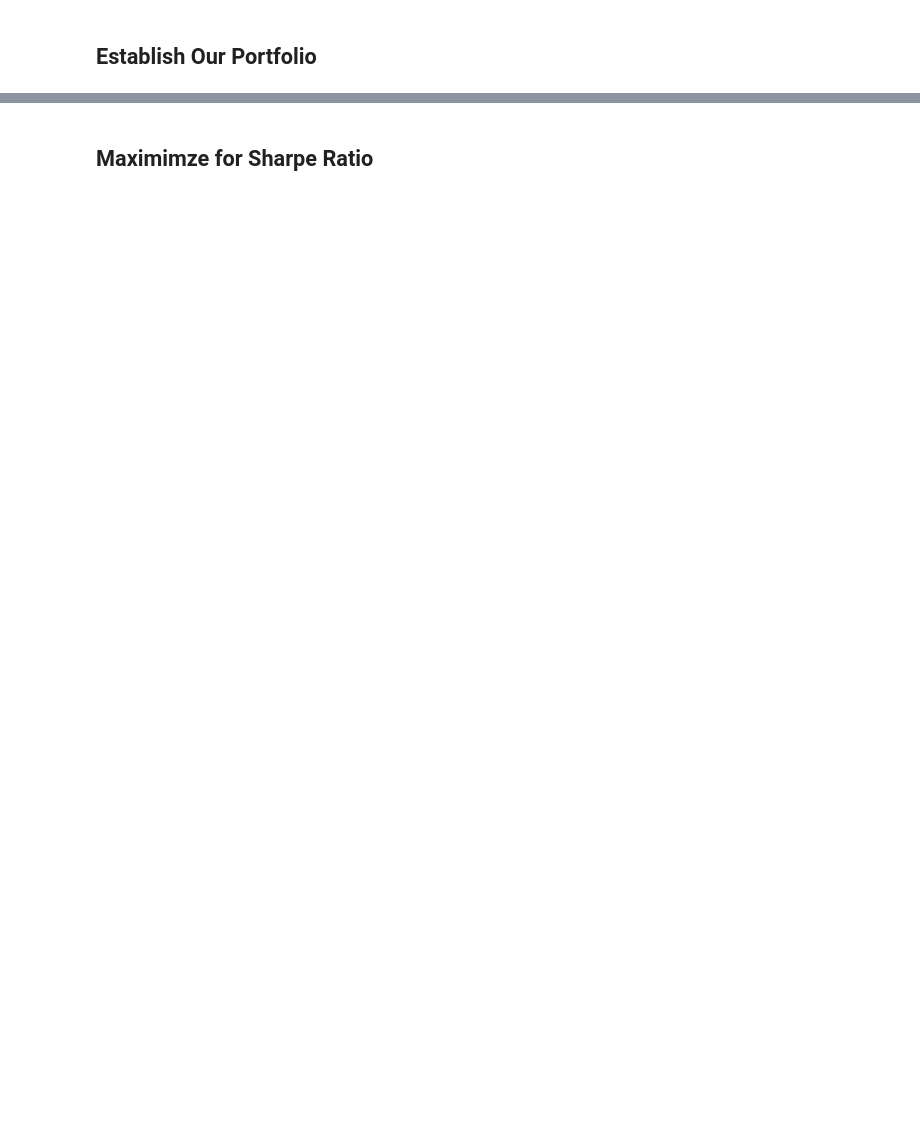
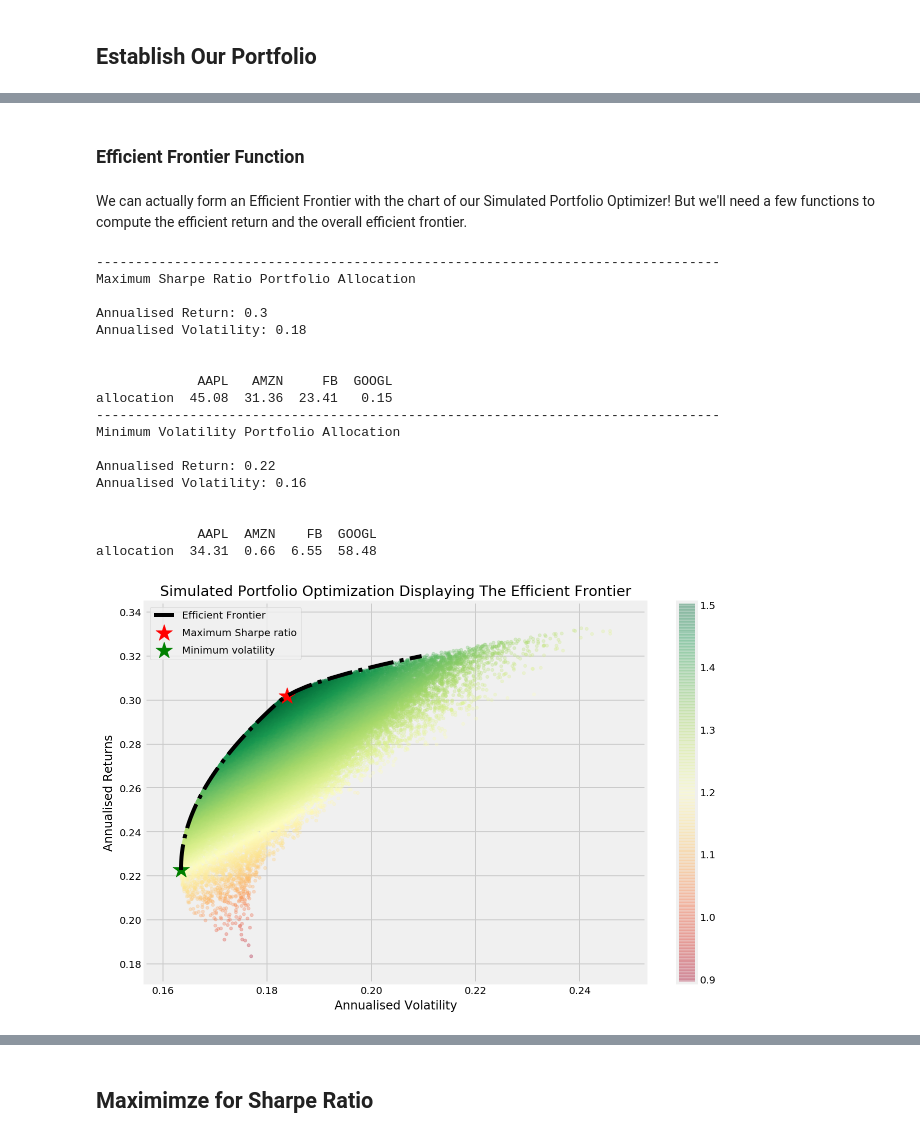
Before and after one commit to AashinShazar/TradingML, a Jupyter notebook: PortfolioOptimizer/PortfolioOptimizer .ipynb, the cells around one changed output, grey strips where cells are left out. Drawn from its saved outputs; the diff is of its cells as text; code cells hidden in the pictures; blank space fills up the shorter version.

```diff
--- a/PortfolioOptimizer/PortfolioOptimizer .ipynb
+++ b/PortfolioOptimizer/PortfolioOptimizer .ipynb
@@ -145,0 +209,4 @@ plt.show()
+# %% [markdown]
+### Efficient Frontier Function
+# %% [markdown]
+We can actually form an Efficient Frontier with the chart of our Simulated Portfolio Optimizer! But we'll need a few functions to compute the efficient return and the overall efficient frontier.
@@ -145,0 +236,64 @@ plt.show()
+# %%
+def efficientFrontierRandomPortfolio(meanDailyReturns, covMatrix, numPortfolios, riskFreeRate):
+    results, weights = randomizePortfolio(numPortfolios,meanDailyReturns, covMatrix, riskFreeRate)
+
+    max_sharpe_idx = np.argmax(results[2])
+    sdp, rp = results[0,max_sharpe_idx], results[1,max_sharpe_idx]
+    max_sharpe_allocation = pd.DataFrame(weights[max_sharpe_idx],index=table.columns,columns=['allocation'])
+    max_sharpe_allocation.allocation = [round(i*100,2)for i in max_sharpe_allocation.allocation]
+    max_sharpe_allocation = max_sharpe_allocation.T
+
+    min_vol_idx = np.argmin(results[0])
+    sdp_min, rp_min = results[0,min_vol_idx], results[1,min_vol_idx]
+    min_vol_allocation = pd.DataFrame(weights[min_vol_idx],index=table.columns,columns=['allocation'])
+    min_vol_allocation.allocation = [round(i*100,2)for i in min_vol_allocation.allocation]
+    min_vol_allocation = min_vol_allocation.T
+
+    print ("-"*80)
+    print ("Maximum Sharpe Ratio Portfolio Allocation\n")
+    print ("Annualised Return:", round(rp,2))
+    print ("Annualised Volatility:", round(sdp,2))
+    print ("\n")
+    print (max_sharpe_allocation)
+    print ("-"*80)
+    print ("Minimum Volatility Portfolio Allocation\n")
+    print ("Annualised Return:", round(rp_min,2))
+    print ("Annualised Volatility:", round(sdp_min,2))
+    print ("\n")
+    print (min_vol_allocation)
+
+    plt.figure(figsize=(10, 7))
+    plt.scatter(results[0,:],results[1,:],c=results[2,:],cmap='RdYlGn', marker='o', s=10, alpha=0.3)
+    plt.colorbar()
+    plt.scatter(sdp,rp,marker='*',color='r',s=300, label='Maximum Sharpe ratio')
+    plt.scatter(sdp_min,rp_min,marker='*',color='g',s=300, label='Minimum volatility')
+
+    target = np.linspace(rp_min, 0.32, 50)
+    efficient_portfolios = efficient_frontier(meanDailyReturns, covMatrix, target)
+    plt.plot([p['fun'] for p in efficient_portfolios], target, linestyle='-.', color='black', label='Efficient Frontier')
+    plt.title('Simulated Portfolio Optimization Displaying The Efficient Frontier')
+    plt.xlabel('Annualised Volatility')
+    plt.ylabel('Annualised Returns')
+    plt.legend(labelspacing=0.8)
+# %%
+efficientFrontierRandomPortfolio(meanDailyReturns, covMatrix, numPortfolios, riskFreeRate)
+# %% [output]
+--------------------------------------------------------------------------------
+Maximum Sharpe Ratio Portfolio Allocation
+
+Annualised Return: 0.3
+Annualised Volatility: 0.18
+
+
+             AAPL   AMZN     FB  GOOGL
+allocation  45.08  31.36  23.41   0.15
+--------------------------------------------------------------------------------
+Minimum Volatility Portfolio Allocation
+
+Annualised Return: 0.22
+Annualised Volatility: 0.16
+
+
+             AAPL  AMZN    FB  GOOGL
+allocation  34.31  0.66  6.55  58.48
+[figure, added]
```
Also changed, not shown: parts of 54 cells of this notebook.
